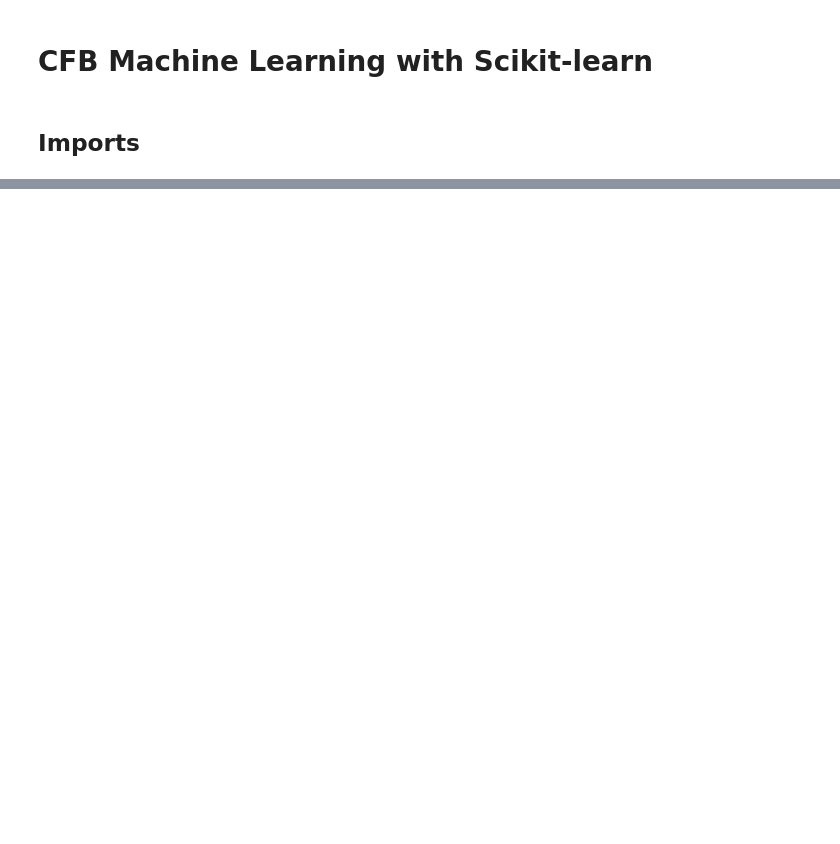
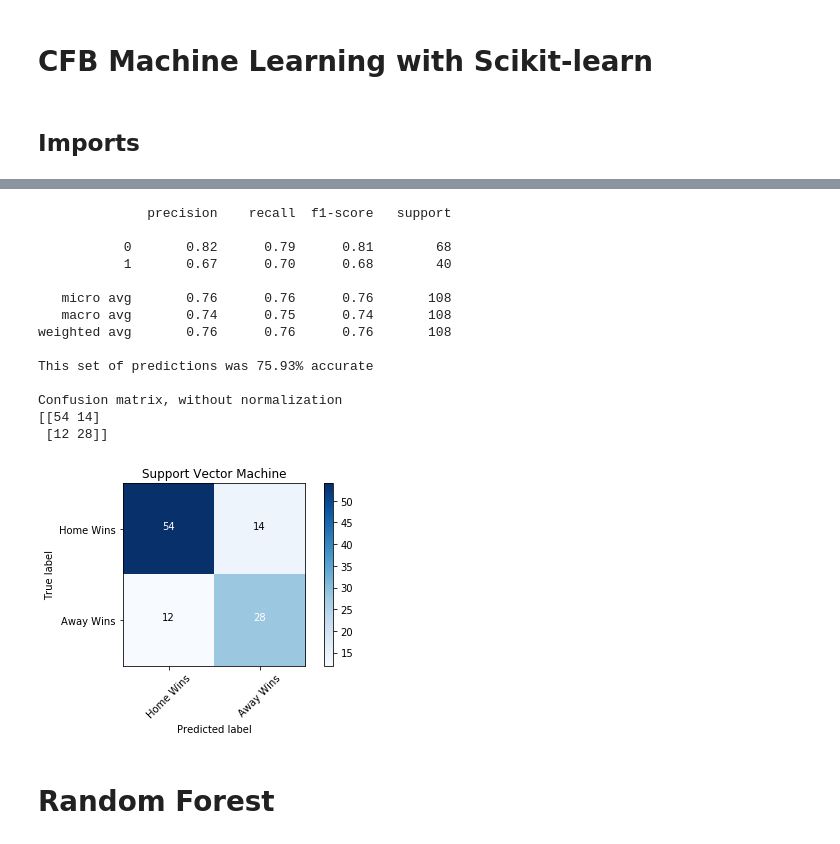
Before and after one commit to nuclearkatie/cfb-machine-learning, a Jupyter notebook: cfb-machine-learning.ipynb, the cells around one changed output, grey strips where cells are left out. Drawn from its saved outputs; the diff is of its cells as text; code cells hidden in the pictures; blank space fills up the shorter version.

```diff
--- a/cfb-machine-learning.ipynb
+++ b/cfb-machine-learning.ipynb
@@ -166,0 +108,22 @@ bowl_predictions
+# %%
+svm_predictions = svm.predict(X_test)
+# %%
+svm_cm = test_predictions(y_test, svm_predictions, title = 'Support Vector Machine', plot_cm=True, cmap=plt.cm.Blues)
+# %% [output]
+              precision    recall  f1-score   support
+
+           0       0.82      0.79      0.81        68
+           1       0.67      0.70      0.68        40
+
+   micro avg       0.76      0.76      0.76       108
+   macro avg       0.74      0.75      0.74       108
+weighted avg       0.76      0.76      0.76       108
+
+This set of predictions was 75.93% accurate
+
+Confusion matrix, without normalization
+[[54 14]
+ [12 28]]
+[figure, added]
+# %% [markdown]
+# Random Forest
```
Also changed, not shown: parts of 96 cells of this notebook.
